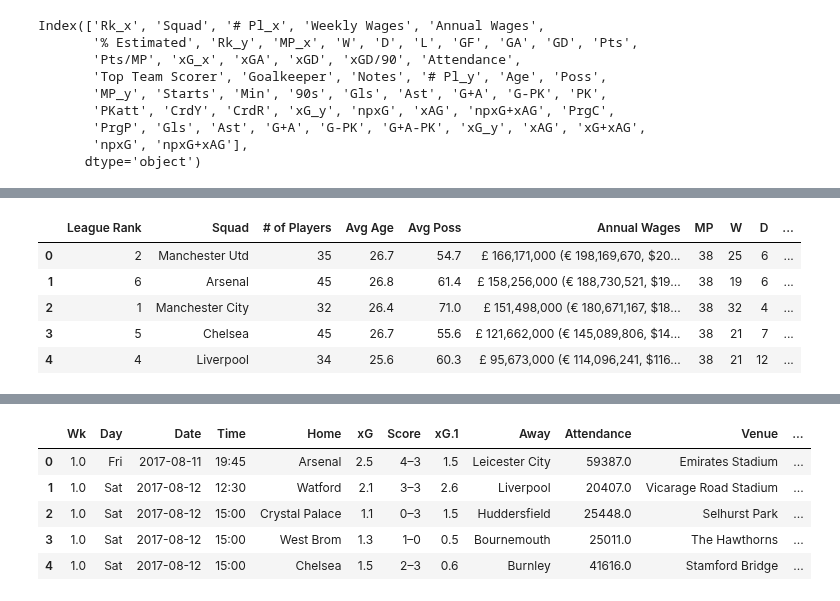
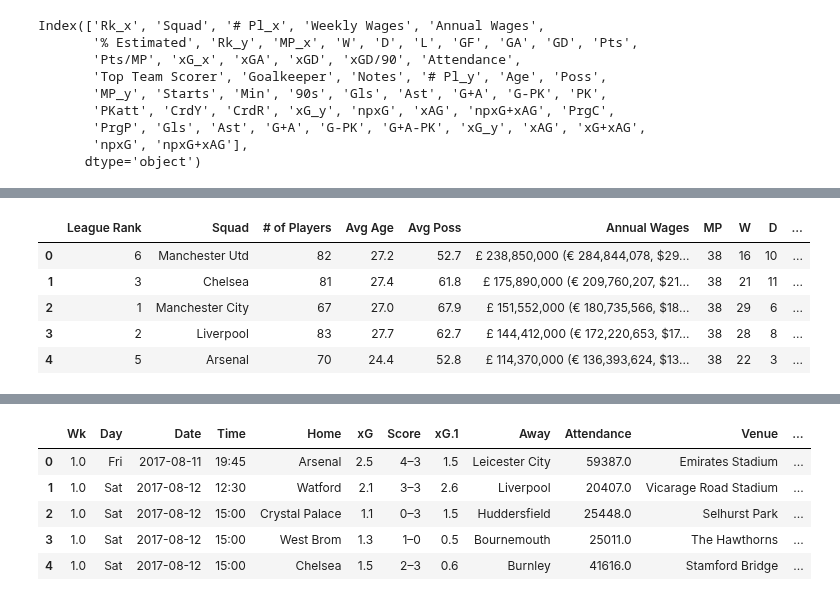
Before and after one commit to GurpreetChugh/Project-Football, a Jupyter notebook: EPL_Project_Football.ipynb, the cells around one changed output, grey strips where cells are left out. Saved outputs shown, nothing was run; the diff lists cells and outputs as text; code cells hidden in the pictures.

```diff
--- a/EPL_Project_Football.ipynb
+++ b/EPL_Project_Football.ipynb
@@ -42,6 +68,11 @@ EPL_2018_merged_df.head()
 # %%
 # Merge in summary table#2 for each season
 EPL_2018_complete_df = pd.merge(EPL_2018_merged_df, EPL_2018_summary2_df, how="left", on=['Squad'])
-EPL_2018_complete_df.head()
+EPL_2019_complete_df = pd.merge(EPL_2019_merged_df, EPL_2019_summary2_df, how="left", on=['Squad'])
+EPL_2020_complete_df = pd.merge(EPL_2020_merged_df, EPL_2020_summary2_df, how="left", on=['Squad'])
+EPL_2021_complete_df = pd.merge(EPL_2021_merged_df, EPL_2021_summary2_df, how="left", on=['Squad'])
+EPL_2022_complete_df = pd.merge(EPL_2022_merged_df, EPL_2022_summary2_df, how="left", on=['Squad'])
+
+EPL_2022_complete_df.head()
 # %% [output]
 |  | Rk_x | Squad | # Pl_x | Weekly Wages | Annual Wages | % Estimated | Rk_y | MP_x | W | ... |
@@ -68,6 +99,19 @@ Index(['Rk_x', 'Squad', '# Pl_x', 'Weekly Wages', 'Annual Wages',
 # Select desired columns for final summary table
 EPL_2018_sum_complete_df = EPL_2018_complete_df[['Rk_y', 'Squad','# Pl_x', 'Age', 'Poss', 'Annual Wages','MP_x', 'W', 'D', 'L', 'GF', 'GA', 'GD', 'Pts',
                                                    'Pts/MP', 'xG_x', 'xGA', 'xGD', 'xGD/90', 'Attendance']]
-EPL_2018_sum_complete_df.head()
+
+EPL_2019_sum_complete_df = EPL_2019_complete_df[['Rk_y', 'Squad','# Pl_x', 'Age', 'Poss', 'Annual Wages','MP_x', 'W', 'D', 'L', 'GF', 'GA', 'GD', 'Pts',
+                                                   'Pts/MP', 'xG_x', 'xGA', 'xGD', 'xGD/90', 'Attendance']]
+
+EPL_2020_sum_complete_df = EPL_2020_complete_df[['Rk_y', 'Squad','# Pl_x', 'Age', 'Poss', 'Annual Wages','MP_x', 'W', 'D', 'L', 'GF', 'GA', 'GD', 'Pts',
+                                                   'Pts/MP', 'xG_x', 'xGA', 'xGD', 'xGD/90', 'Attendance']]
+
+EPL_2021_sum_complete_df = EPL_2021_complete_df[['Rk_y', 'Squad','# Pl_x', 'Age', 'Poss', 'Annual Wages','MP_x', 'W', 'D', 'L', 'GF', 'GA', 'GD', 'Pts',
+                                                   'Pts/MP', 'xG_x', 'xGA', 'xGD', 'xGD/90', 'Attendance']]
+
+EPL_2022_sum_complete_df = EPL_2022_complete_df[['Rk_y', 'Squad','# Pl_x', 'Age', 'Poss', 'Annual Wages','MP_x', 'W', 'D', 'L', 'GF', 'GA', 'GD', 'Pts',
+                                                   'Pts/MP', 'xG_x', 'xGA', 'xGD', 'xGD/90', 'Attendance']]
+
+EPL_2022_sum_complete_df.head()
 # %% [output]
 |  | Rk_y | Squad | # Pl_x | Age | Poss | Annual Wages | MP_x | W | D | L | ... |
@@ -79,17 +123,37 @@ EPL_2018_sum_complete_df.head()
 # %%
 # Rename columns
 EPL_2018_sum_complete_df = EPL_2018_sum_complete_df.rename(columns={ 'Rk_y': 'League Rank', 'Age': 'Avg Age',
                                                                     'Poss': 'Avg Poss',
                                                                     '# Pl_x': '# of Players', 'MP_x': 'MP',
                                                                     'xG_x': 'xG'})
-EPL_2018_sum_complete_df.head()
+
+EPL_2019_sum_complete_df = EPL_2019_sum_complete_df.rename(columns={ 'Rk_y': 'League Rank', 'Age': 'Avg Age',
+                                                                    'Poss': 'Avg Poss',
+                                                                    '# Pl_x': '# of Players', 'MP_x': 'MP',
+                                                                    'xG_x': 'xG'})
+
+EPL_2020_sum_complete_df = EPL_2020_sum_complete_df.rename(columns={ 'Rk_y': 'League Rank', 'Age': 'Avg Age',
+                                                                    'Poss': 'Avg Poss',
+                                                                    '# Pl_x': '# of Players', 'MP_x': 'MP',
+                                                                    'xG_x': 'xG'})
+
+EPL_2021_sum_complete_df = EPL_2021_sum_complete_df.rename(columns={ 'Rk_y': 'League Rank', 'Age': 'Avg Age',
+                                                                    'Poss': 'Avg Poss',
+                                                                    '# Pl_x': '# of Players', 'MP_x': 'MP',
+                                                                    'xG_x': 'xG'})
+
+EPL_2022_sum_complete_df = EPL_2022_sum_complete_df.rename(columns={ 'Rk_y': 'League Rank', 'Age': 'Avg Age',
+                                                                    'Poss': 'Avg Poss',
+                                                                    '# Pl_x': '# of Players', 'MP_x': 'MP',
+                                                                    'xG_x': 'xG'})
+EPL_2022_sum_complete_df.head()
 # %% [output]
 |  | League Rank | Squad | # of Players | Avg Age | Avg Poss | Annual Wages | MP | W | D | ... |
-| 0 | 2 | Manchester Utd | 35 | 26.7 | 54.7 | £ 166,171,000 (€ 198,169,670, $20... | 38 | 25 | 6 | ... |
-| 1 | 6 | Arsenal | 45 | 26.8 | 61.4 | £ 158,256,000 (€ 188,730,521, $19... | 38 | 19 | 6 | ... |
-| 2 | 1 | Manchester City | 32 | 26.4 | 71.0 | £ 151,498,000 (€ 180,671,167, $18... | 38 | 32 | 4 | ... |
-| 3 | 5 | Chelsea | 45 | 26.7 | 55.6 | £ 121,662,000 (€ 145,089,806, $14... | 38 | 21 | 7 | ... |
-| 4 | 4 | Liverpool | 34 | 25.6 | 60.3 | £ 95,673,000 (€ 114,096,241, $116... | 38 | 21 | 12 | ... |
+| 0 | 6 | Manchester Utd | 82 | 27.2 | 52.7 | £ 238,850,000 (€ 284,844,078, $29... | 38 | 16 | 10 | ... |
+| 1 | 3 | Chelsea | 81 | 27.4 | 61.8 | £ 175,890,000 (€ 209,760,207, $21... | 38 | 21 | 11 | ... |
+| 2 | 1 | Manchester City | 67 | 27.0 | 67.9 | £ 151,552,000 (€ 180,735,566, $18... | 38 | 29 | 6 | ... |
+| 3 | 2 | Liverpool | 83 | 27.7 | 62.7 | £ 144,412,000 (€ 172,220,653, $17... | 38 | 28 | 8 | ... |
+| 4 | 5 | Arsenal | 70 | 24.4 | 52.8 | £ 114,370,000 (€ 136,393,624, $13... | 38 | 22 | 3 | ... |
 # %%
 # Sort by league position
 EPL_2018_sum_complete_df.sort_values('Pts', ascending=False)
```
Also changed, not shown: parts of 14 cells of this notebook.
